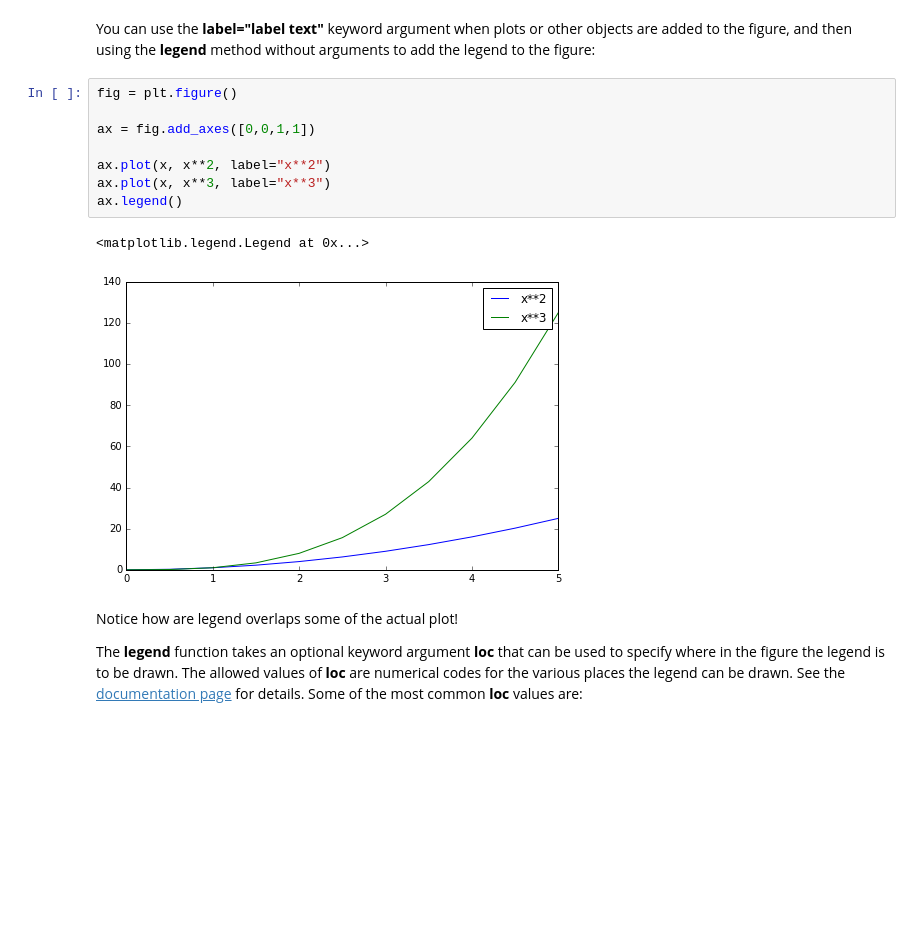
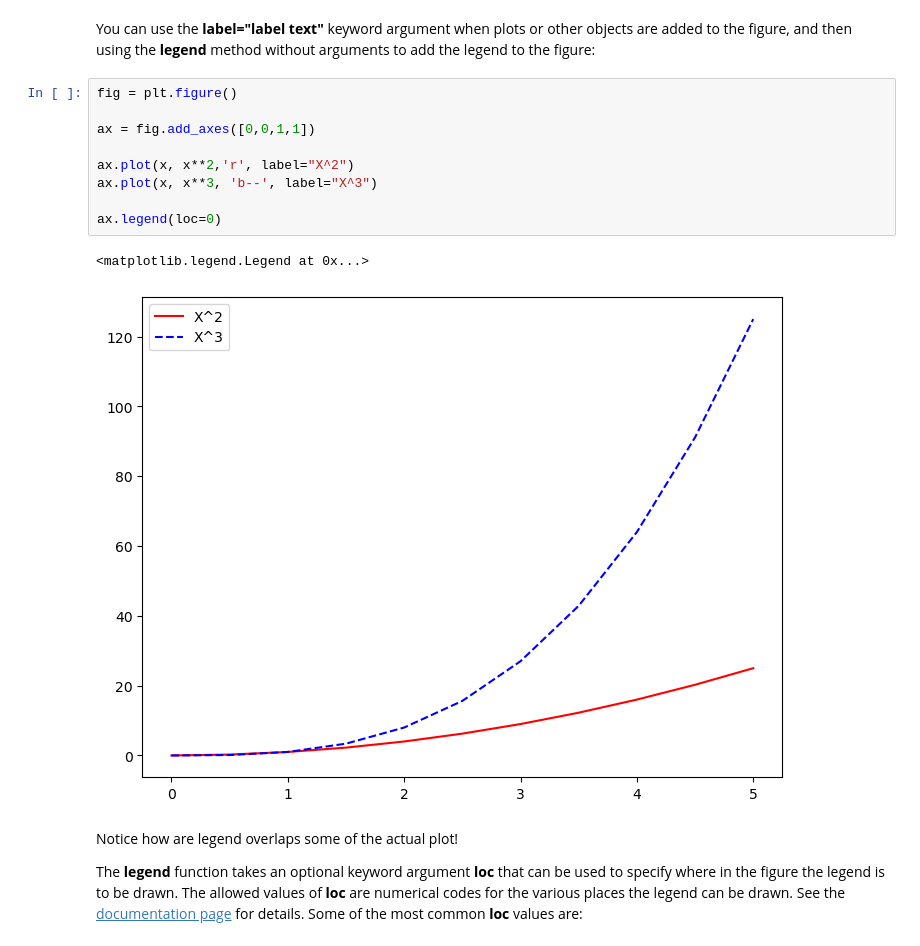
Before and after one commit to LuisReyes98/udemy-machine-learning, a Jupyter notebook: 05-Data-Visualization-with-Matplotlib/01-Matplotlib Concepts Lecture.ipynb, the cells around one changed output. Saved outputs shown, nothing was run; the diff lists cells and outputs as text; blank space fills up the shorter version.

```diff
--- a/05-Data-Visualization-with-Matplotlib/01-Matplotlib Concepts Lecture.ipynb
+++ b/05-Data-Visualization-with-Matplotlib/01-Matplotlib Concepts Lecture.ipynb
@@ -249,14 +336,15 @@ You can use the **label="label text"** keyword argument when plots or other obje
 # %%
 fig = plt.figure()
 
 ax = fig.add_axes([0,0,1,1])
 
-ax.plot(x, x**2, label="x**2")
-ax.plot(x, x**3, label="x**3")
-ax.legend()
+ax.plot(x, x**2,'r', label="X^2")
+ax.plot(x, x**3, 'b--', label="X^3")
+
+ax.legend(loc=0)
 # %% [output]
 <matplotlib.legend.Legend at 0x...>
-[figure, old version]
+[figure, new version]
 # %% [markdown]
 Notice how are legend overlaps some of the actual plot!
 
```
Also changed, not shown: parts of 20 cells of this notebook, 2 other files.
